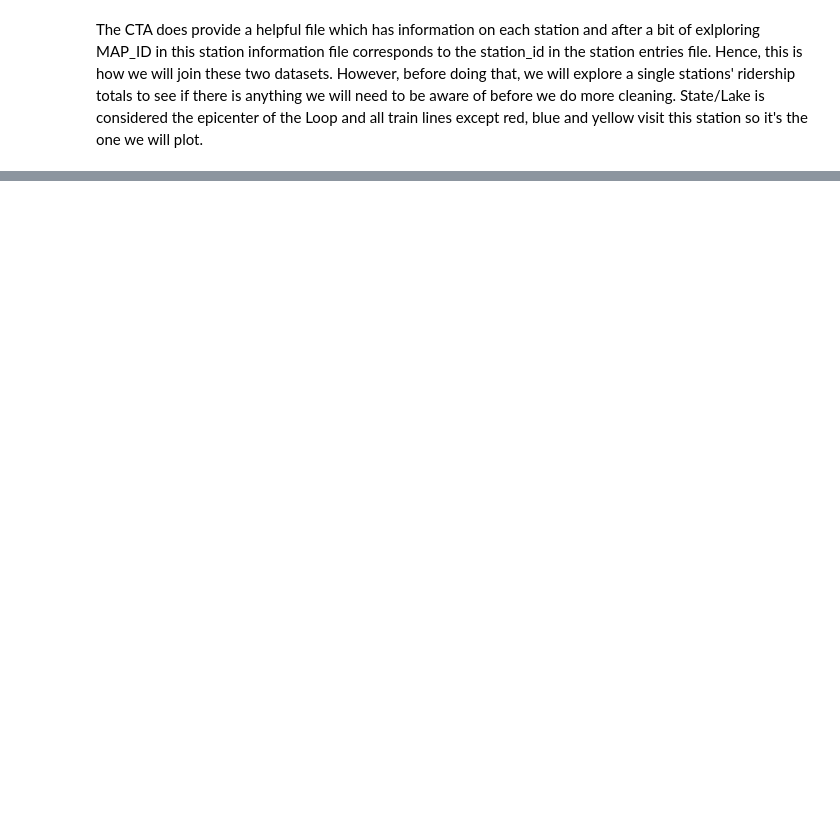
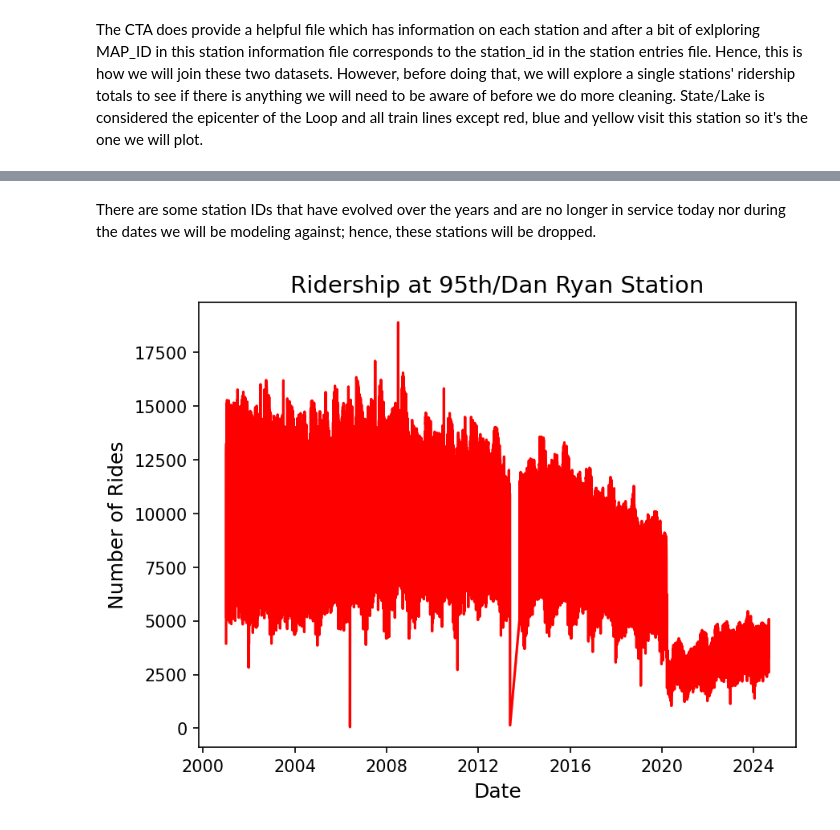
Before and after one commit to tim-radtke/CSC5610_CTA, a Jupyter notebook: CTA_Final_Project_Data_Clean.ipynb, the cells around one changed output, grey strips where cells are left out. Drawn from its saved outputs; the diff is of its cells as text; code cells hidden in the pictures; blank space fills up the shorter version.

```diff
--- a/CTA_Final_Project_Data_Clean.ipynb
+++ b/CTA_Final_Project_Data_Clean.ipynb
@@ -148,0 +165,3 @@ The CTA does provide a helpful file which has information on each station and af
+# %%
+merged_station_entries_df = pd.merge(station_entries_df, station_info_df, on="station_id", how="left")
+merged_station_entries_df.head(10)
@@ -148,0 +182,8 @@ The CTA does provide a helpful file which has information on each station and af
+# %%
+#Rename the line abbreviations to their actual colors or as express as appropriate
+merged_station_entries_df = merged_station_entries_df.rename(columns={"G":"GREEN", "BRN": "BROWN", "P":"PURPLE", "Pexp":"PURPLE EXPRESS", "Y":"YELLOW", "Pnk":"PINK", "O":"ORANGE"})
+# %%
+#Separate out the location column into lat and long
+merged_station_entries_df[["latitude", "longitude"]] = merged_station_entries_df["Location"].str.strip("()").str.split(",", expand=True)
+merged_station_entries_df = merged_station_entries_df.drop("Location", axis=1)
+merged_station_entries_df.info()
@@ -148,0 +280,5 @@ The CTA does provide a helpful file which has information on each station and af
+# %%
+#station ID array
+stations = np.array(list(set(merged_station_entries_df["station_id"])))
+#Create a dictionary of DataFrames with each entry being the data for one station
+station_entries_dfs = {station_id: data for station_id, data in merged_station_entries_df.groupby("station_id")}
@@ -148,0 +310,2 @@ The CTA does provide a helpful file which has information on each station and af
+# %% [markdown]
+There are some station IDs that have evolved over the years and are no longer in service today nor during the dates we will be modeling against; hence, these stations will be dropped.
@@ -148,0 +317,11 @@ The CTA does provide a helpful file which has information on each station and af
+# %%
+fig, ax = plt.subplots()
+sns.lineplot(data=station_entries_dfs[int(stations[1])], x="date", y="rides", color="red", ax=ax)
+plt.xlabel("Date", fontsize=12)
+plt.ylabel("Number of Rides", fontsize=12)
+plt.title("Ridership at 95th/Dan Ryan Station", fontsize=14)
+if save_figure_option:
+    plt.savefig('figures/red_95th_station.png', bbox_inches='tight')
+plt.show()
+# %% [output]
+[figure, added]
```
Also changed, not shown: parts of 16 cells of this notebook, 2 other files.
